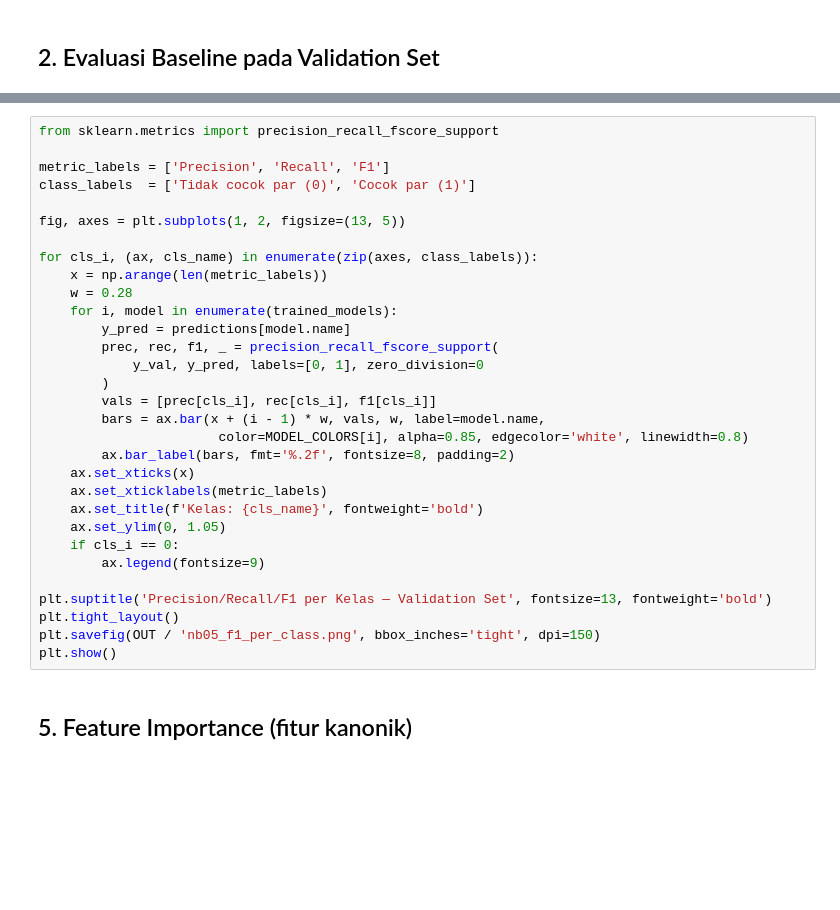
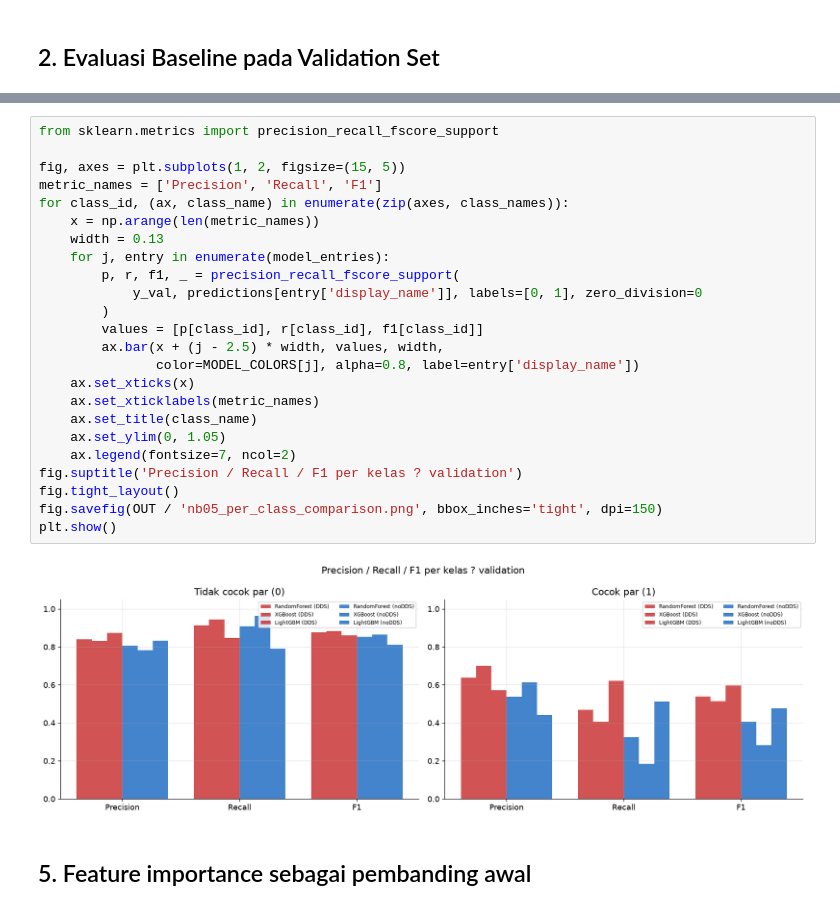
Before and after one commit to Cattelll/Bridge-Prediction, a Jupyter notebook: notebooks/05_evaluation.ipynb, the cells around one changed output, grey strips where cells are left out. Drawn from its saved outputs; the diff is of its cells as text; blank space fills up the shorter version.

```diff
--- a/notebooks/05_evaluation.ipynb
+++ b/notebooks/05_evaluation.ipynb
@@ -182,36 +234,31 @@ plt.show()
 # %%
 from sklearn.metrics import precision_recall_fscore_support
 
-metric_labels = ['Precision', 'Recall', 'F1']
-class_labels  = ['Tidak cocok par (0)', 'Cocok par (1)']
-
-fig, axes = plt.subplots(1, 2, figsize=(13, 5))
-
-for cls_i, (ax, cls_name) in enumerate(zip(axes, class_labels)):
-    x = np.arange(len(metric_labels))
-    w = 0.28
-    for i, model in enumerate(trained_models):
-        y_pred = predictions[model.name]
-        prec, rec, f1, _ = precision_recall_fscore_support(
-            y_val, y_pred, labels=[0, 1], zero_division=0
+fig, axes = plt.subplots(1, 2, figsize=(15, 5))
+metric_names = ['Precision', 'Recall', 'F1']
+for class_id, (ax, class_name) in enumerate(zip(axes, class_names)):
+    x = np.arange(len(metric_names))
+    width = 0.13
+    for j, entry in enumerate(model_entries):
+        p, r, f1, _ = precision_recall_fscore_support(
+            y_val, predictions[entry['display_name']], labels=[0, 1], zero_division=0
         )
-        vals = [prec[cls_i], rec[cls_i], f1[cls_i]]
-        bars = ax.bar(x + (i - 1) * w, vals, w, label=model.name,
-                       color=MODEL_COLORS[i], alpha=0.85, edgecolor='white', linewidth=0.8)
-        ax.bar_label(bars, fmt='%.2f', fontsize=8, padding=2)
+        values = [p[class_id], r[class_id], f1[class_id]]
+        ax.bar(x + (j - 2.5) * width, values, width,
+               color=MODEL_COLORS[j], alpha=0.8, label=entry['display_name'])
     ax.set_xticks(x)
-    ax.set_xticklabels(metric_labels)
-    ax.set_title(f'Kelas: {cls_name}', fontweight='bold')
+    ax.set_xticklabels(metric_names)
+    ax.set_title(class_name)
     ax.set_ylim(0, 1.05)
-    if cls_i == 0:
-        ax.legend(fontsize=9)
-
-plt.suptitle('Precision/Recall/F1 per Kelas — Validation Set', fontsize=13, fontweight='bold')
-plt.tight_layout()
-plt.savefig(OUT / 'nb05_f1_per_class.png', bbox_inches='tight', dpi=150)
+    ax.legend(fontsize=7, ncol=2)
+fig.suptitle('Precision / Recall / F1 per kelas ? validation')
+fig.tight_layout()
+fig.savefig(OUT / 'nb05_per_class_comparison.png', bbox_inches='tight', dpi=150)
 plt.show()
+# %% [output]
+[figure, added]
 # %% [markdown]
-## 5. Feature Importance (fitur kanonik)
+## 5. Feature importance sebagai pembanding awal
 # %%
 N_TOP = 20
 
```
Also changed, not shown: parts of 24 cells of this notebook, 7 other files.
